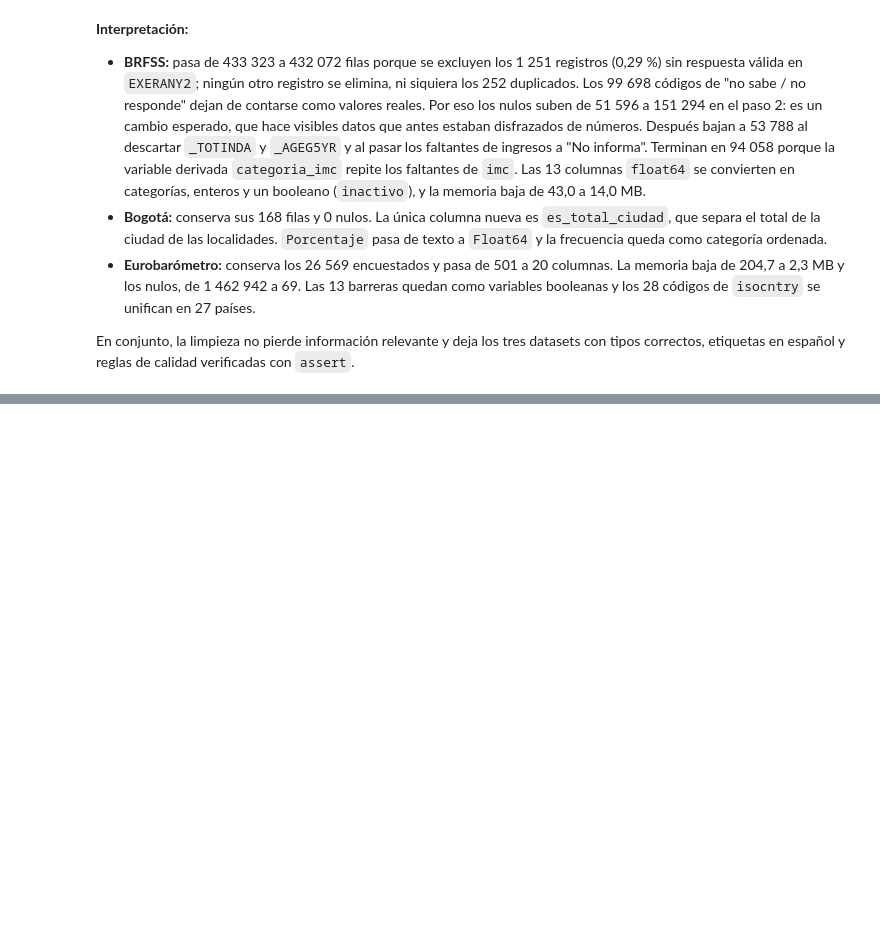
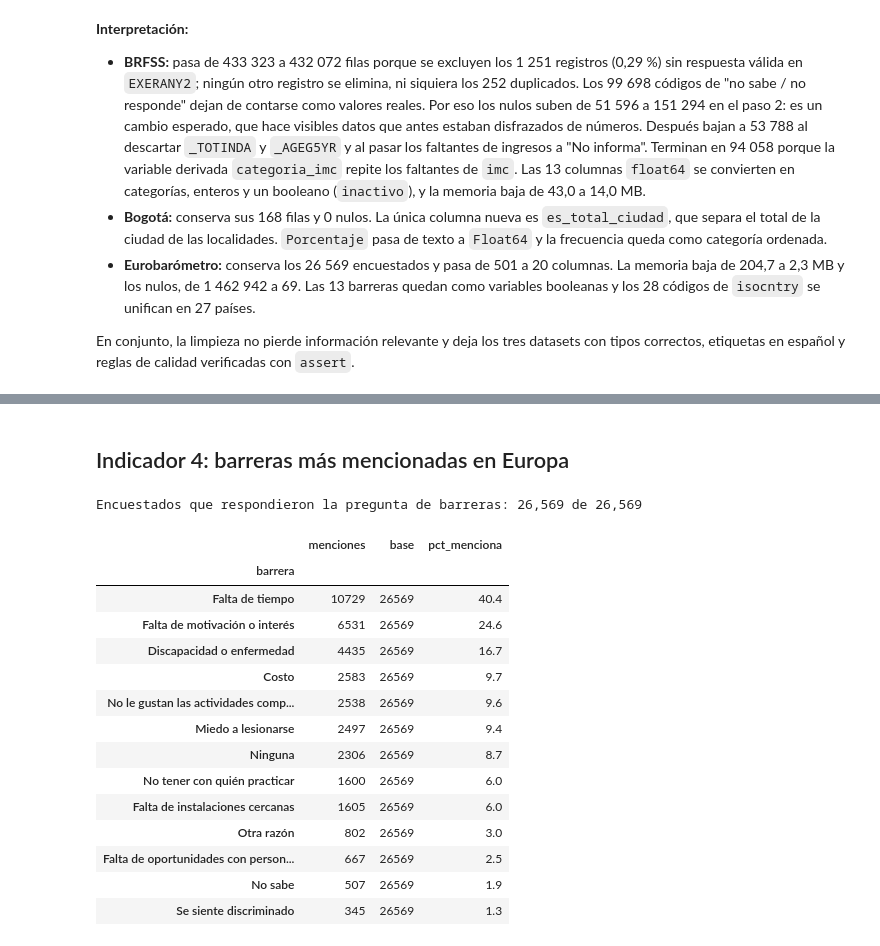
Before and after one commit to tihago1998/pulseup-ciencia-datos, a Jupyter notebook: notebooks/data_preparation.ipynb, the cells around one changed output, grey strips where cells are left out. Drawn from its saved outputs; the diff is of its cells as text; code cells hidden in the pictures; blank space fills up the shorter version.

```diff
--- a/notebooks/data_preparation.ipynb
+++ b/notebooks/data_preparation.ipynb
@@ -640,0 +770,39 @@ En conjunto, la limpieza no pierde información relevante y deja los tres datase
+# %% [markdown]
+## Indicador 4: barreras más mencionadas en Europa
+# %%
+euro_barreras = euro[euro["responde_barreras"]]
+print(f"Encuestados que respondieron la pregunta de barreras: {len(euro_barreras):,} de {len(euro):,}")
+
+# melt(): una fila por encuestado y barrera
+barreras_largo = (
+    euro_barreras.melt(id_vars=["uniqid", "pais", "grupo_edad", "frecuencia_deporte"], value_vars=BARRERAS_COLS,
+                       var_name="variable", value_name="menciona")
+    .dropna(subset=["menciona"])
+    .assign(barrera=lambda d: d["variable"].map(NOMBRES_BARRERAS), menciona=lambda d: d["menciona"].astype(bool))
+)
+
+NO_SON_BARRERAS = ["Otra razón", "Ninguna", "No sabe", "Por clasificar"]
+ind4_barreras = (
+    barreras_largo.groupby("barrera")
+    .agg(menciones=("menciona", "sum"), base=("menciona", "size"))
+    .assign(pct_menciona=lambda d: (d["menciones"] / d["base"] * 100).round(1))
+    .sort_values("pct_menciona", ascending=False)
+)
+ind4_barreras
+# %% [output]
+Encuestados que respondieron la pregunta de barreras: 26,569 de 26,569
+|  | menciones | base | pct_menciona |
+| barrera |  |  |  |
+| Falta de tiempo | 10729 | 26569 | 40.4 |
+| Falta de motivación o interés | 6531 | 26569 | 24.6 |
+| Discapacidad o enfermedad | 4435 | 26569 | 16.7 |
+| Costo | 2583 | 26569 | 9.7 |
+| No le gustan las actividades comp... | 2538 | 26569 | 9.6 |
+| Miedo a lesionarse | 2497 | 26569 | 9.4 |
+| Ninguna | 2306 | 26569 | 8.7 |
+| No tener con quién practicar | 1600 | 26569 | 6.0 |
+| Falta de instalaciones cercanas | 1605 | 26569 | 6.0 |
+| Otra razón | 802 | 26569 | 3.0 |
+| Falta de oportunidades con person... | 667 | 26569 | 2.5 |
+| No sabe | 507 | 26569 | 1.9 |
+| Se siente discriminado | 345 | 26569 | 1.3 |
```
Also changed, not shown: parts of 22 cells of this notebook.
